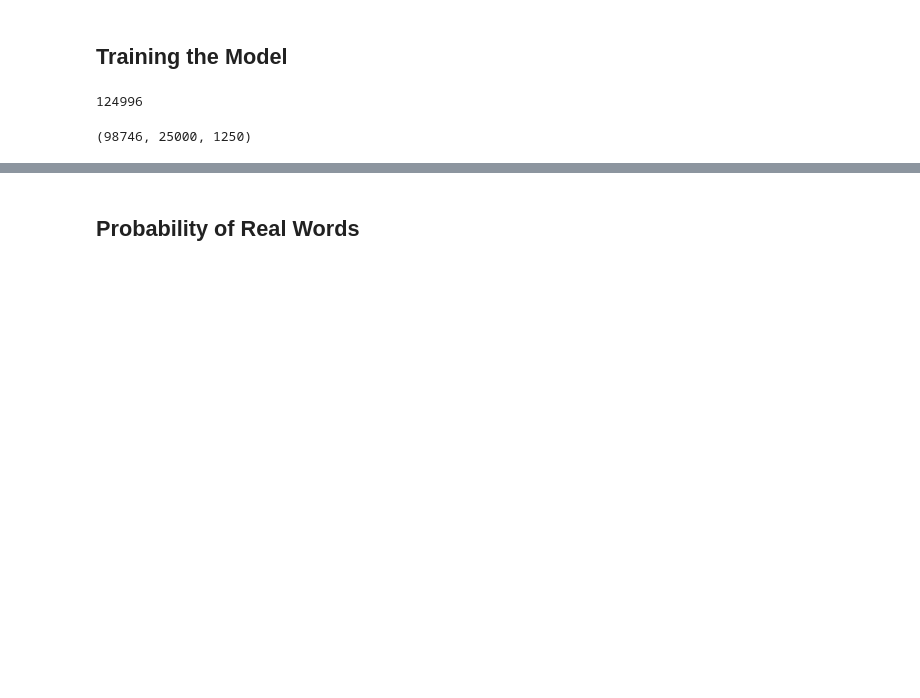
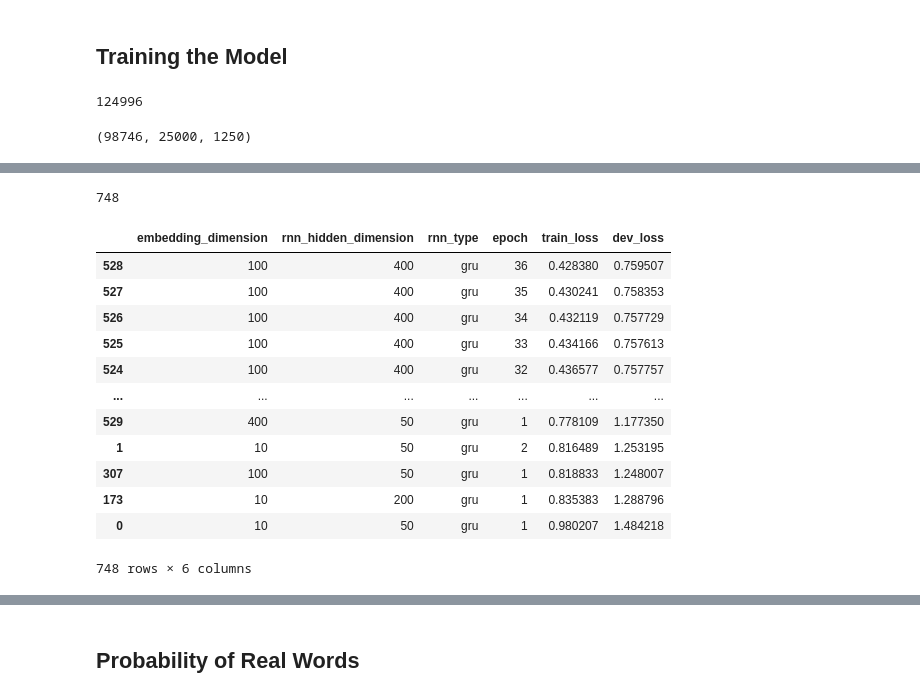
Before and after one commit to colinpollock/sonorant, a Jupyter notebook: LM RNN.ipynb, the cells around one changed output, grey strips where cells are left out. Cells and saved outputs as stored; diff of their text form; code cells hidden in the pictures; blank space fills up the shorter version.

```diff
--- a/LM RNN.ipynb
+++ b/LM RNN.ipynb
@@ -52,0 +240,20 @@ PhonemeLM?
+# %%
+len(models_df)
+# %% [output]
+748
+# %%
+models_df.sort_values('train_loss')
+# %% [output]
+|  | embedding_dimension | rnn_hidden_dimension | rnn_type | epoch | train_loss | dev_loss |
+| 528 | 100 | 400 | gru | 36 | 0.428380 | 0.759507 |
+| 527 | 100 | 400 | gru | 35 | 0.430241 | 0.758353 |
+| 526 | 100 | 400 | gru | 34 | 0.432119 | 0.757729 |
+| 525 | 100 | 400 | gru | 33 | 0.434166 | 0.757613 |
+| 524 | 100 | 400 | gru | 32 | 0.436577 | 0.757757 |
+| ... | ... | ... | ... | ... | ... | ... |
+| 529 | 400 | 50 | gru | 1 | 0.778109 | 1.177350 |
+| 1 | 10 | 50 | gru | 2 | 0.816489 | 1.253195 |
+| 307 | 100 | 50 | gru | 1 | 0.818833 | 1.248007 |
+| 173 | 10 | 200 | gru | 1 | 0.835383 | 1.288796 |
+| 0 | 10 | 50 | gru | 1 | 0.980207 | 1.484218 |
+748 rows × 6 columns
```
Also changed, not shown: parts of 39 cells of this notebook.
